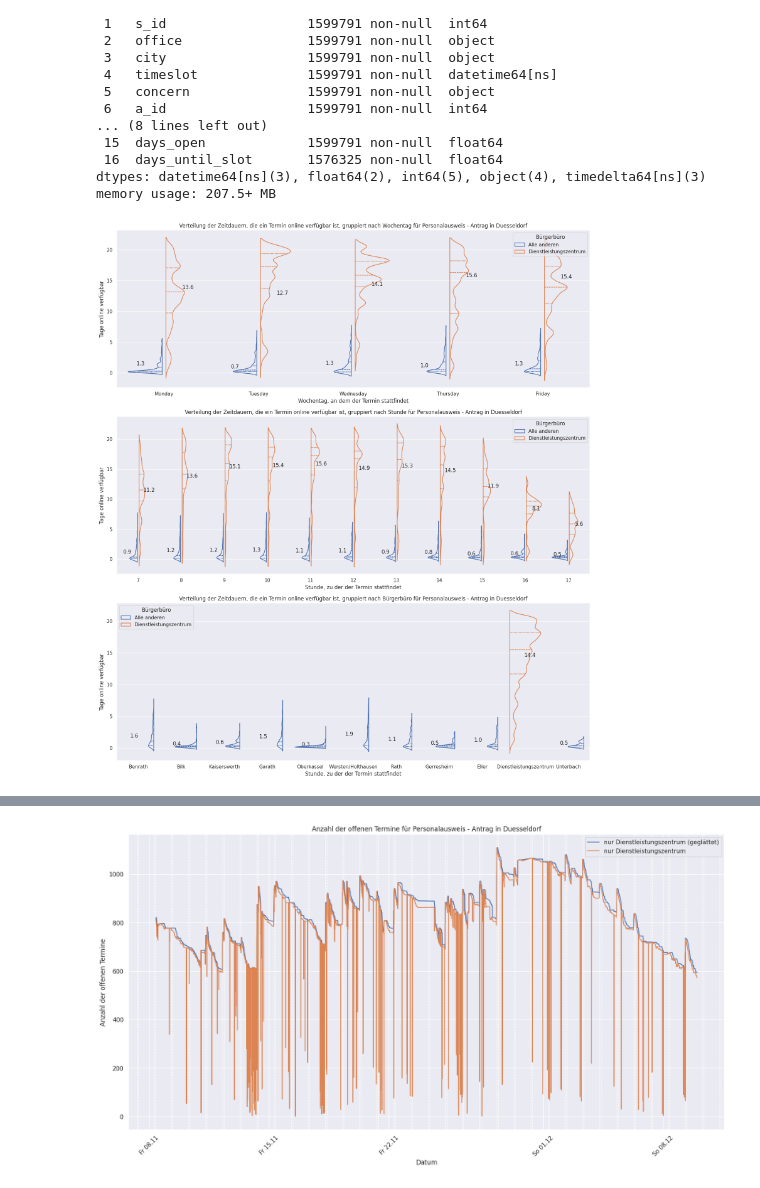
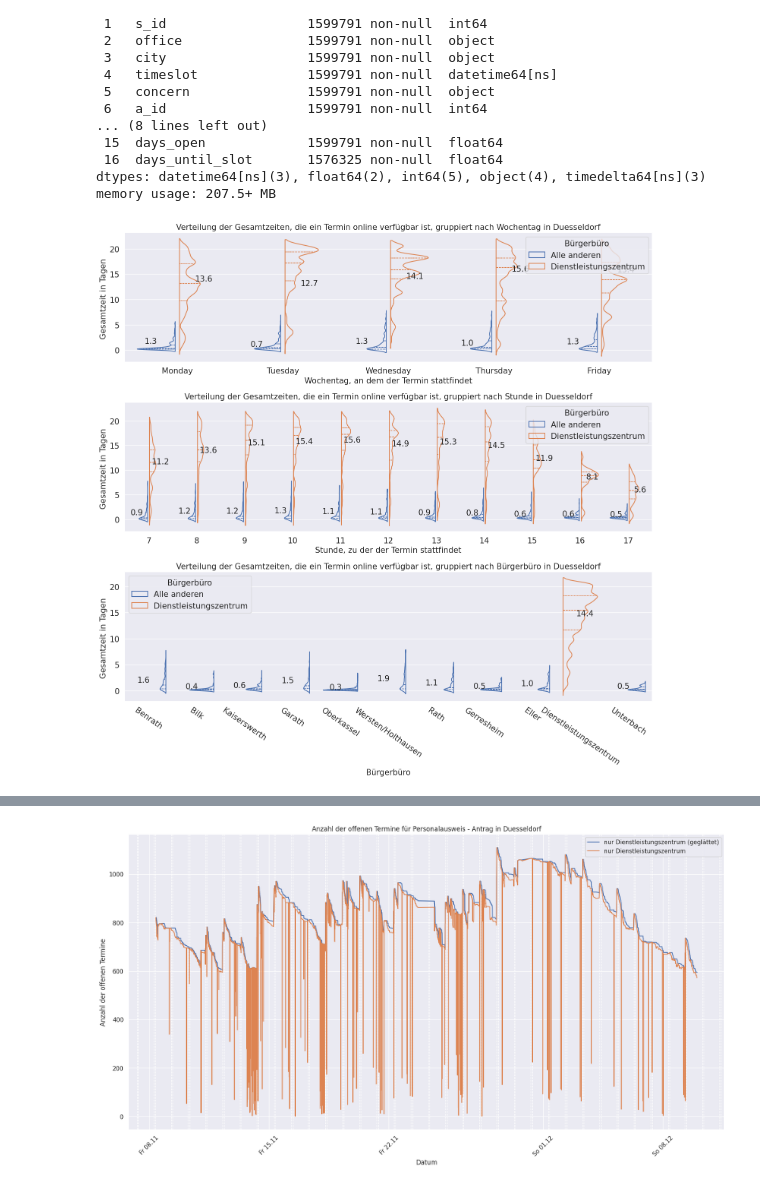
Before and after one commit to davidkempkens/appointment-scraper, a Jupyter notebook: data_analysis.ipynb, the cells around one changed output, grey strips where cells are left out. Cells and saved outputs as stored; diff of their text form; code cells hidden in the pictures.

```diff
--- a/data_analysis.ipynb
+++ b/data_analysis.ipynb
@@ -84,8 +84,12 @@ categories = ["weekday", "hour", "office"]
 label = {"weekday": "Wochentag", "hour": "Stunde", "office": "Bürgerbüro"}
 
 fig, ax = plt.subplots(
-    figsize=(16, 6 * len(categories)), nrows=len(categories), ncols=1
+    figsize=(15, 5 * len(categories)), nrows=len(categories), ncols=1
 )
+
+FONT_SIZE = 15
+
+plt.rcParams.update({"font.size": FONT_SIZE})
 
 for index, value_to_group_by in enumerate(categories):
     sns.violinplot(
@@ -141,45 +145,58 @@ for index, value_to_group_by in enumerate(categories):
                 .groupby(value_to_group_by)["days_open"]
                 .mean()
                 .loc[group_name]
             )
             ax[index].text(
                 i - 0.25,
                 mean_without_dz,
                 f"{mean_without_dz:.1f}",
                 # fontsize=12,
                 # color="black",
                 ha="center",
             )
 
             ax[index].text(
                 i + 0.25,
                 mean_dz,
                 f"{mean_dz:.1f}",
                 # fontsize=12,
                 # color="black",
                 ha="center",
             )
 
-    title = f"Verteilung der Zeitdauern, die ein Termin online verfügbar ist, gruppiert nach {label[value_to_group_by]} für {concern} in {' und '.join(cities)}"
-    ax[index].set_title(title)
-    ax[index].set_xlabel(
-        f"{'Wochentag, an dem der Termin stattfindet' if value_to_group_by == 'weekday' else 'Stunde, zu der der Termin stattfindet'}"
-    )
-    ax[index].set_ylabel("Tage online verfügbar")
+    title = f"Verteilung der Gesamtzeiten, die ein Termin online verfügbar ist, gruppiert nach {label[value_to_group_by]} in {' und '.join(cities)}"
+    ax[index].set_title(title, fontsize=FONT_SIZE)
+
+    ax[index].set_xticklabels(ax[index].get_xticklabels(), fontsize=FONT_SIZE)
+    ax[index].set_yticklabels(ax[index].get_yticks().astype(int), fontsize=FONT_SIZE)
+
+    if value_to_group_by == "hour":
+        ax[index].set_xlabel(
+            "Stunde, zu der der Termin stattfindet", fontsize=FONT_SIZE
+        )
+    elif value_to_group_by == "weekday":
+        ax[index].set_xlabel(
+            "Wochentag, an dem der Termin stattfindet", fontsize=FONT_SIZE
+        )
+    else:
+        ax[index].set_xlabel("Bürgerbüro", fontsize=FONT_SIZE)
+        ax[index].set_xticklabels(
+            ax[index].get_xticklabels(), fontsize=FONT_SIZE, rotation=-35, ha="center"
+        )
+
+    ax[index].set_ylabel("Gesamtzeit in Tagen ", fontsize=FONT_SIZE)
+
     ax[index].legend(
-        title="Bürgerbüro",
         handles=ax[index].get_legend_handles_labels()[0],
         labels=["Alle anderen", "Dienstleistungszentrum"],
-    )
-    # ax[index].legend(
-    #     title="Stadt", handles=ax[index].get_legend_handles_labels()[0], labels=cities
-    # )
+        fontsize=FONT_SIZE,
+    ).set_title("Bürgerbüro", prop={"size": FONT_SIZE})
 plt.tight_layout()
 
 plt.savefig("./bachelorarbeit/bilder/violinplot_days_open.png", bbox_inches="tight")
 plt.show()
 # %% [output]
-[figure, old version]
+[figure, new version]
 # %%
 fig, ax = plt.subplots(
     figsize=(16, 6 * len(categories)), nrows=len(categories), ncols=1
```
Also changed, not shown: parts of 10 cells of this notebook, 1 other file.
